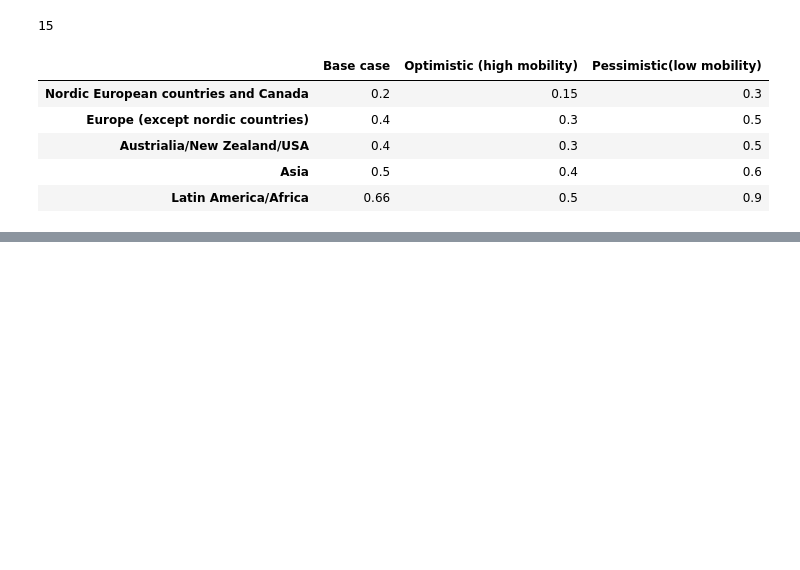
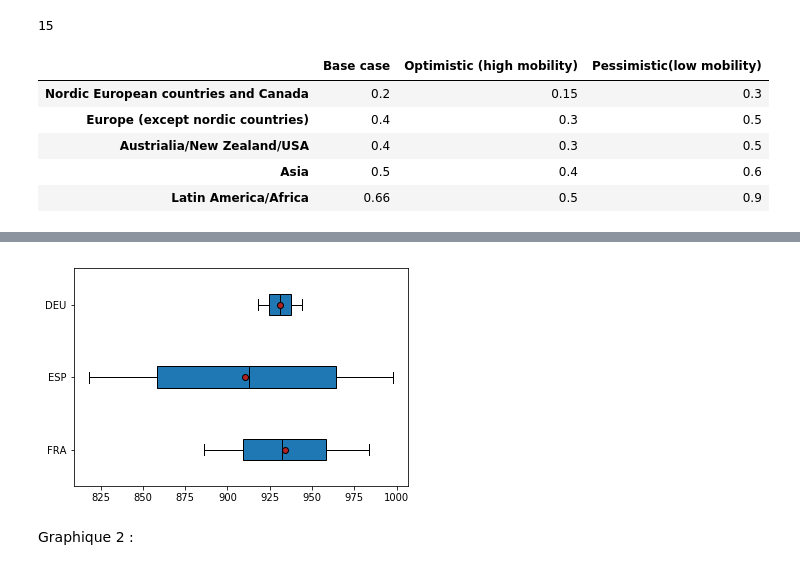
Before and after one commit to Silvock/project_7_income_predict, a Jupyter notebook: notebook/Exercice.ipynb, the cells around one changed output, grey strips where cells are left out. Drawn from its saved outputs; the diff is of its cells as text; code cells hidden in the pictures; blank space fills up the shorter version.

```diff
--- a/notebook/Exercice.ipynb
+++ b/notebook/Exercice.ipynb
@@ -688,0 +737,5 @@ df_coef
+# %%
+dict_test = dict({'pays' : ['FRA','ESP','DEU','FRA','FRA','DEU','ESP','ESP','ESP'], 'revenus_enfants' : [randint(800,1000) for nb in range(9)]})
+# %%
+sous_echantillon = pd.DataFrame(dict_test)
+sous_echantillon
@@ -688,0 +753,20 @@ df_coef
+# %%
+X = sous_echantillon.columns[0]
+Y = sous_echantillon.columns[1]
+# %%
+modalites = sous_echantillon[X].unique()
+groupes = []
+for m in modalites:
+    groupes.append(sous_echantillon[sous_echantillon[X]==m][Y])
+
+
+# Propriétés graphiques (pas très importantes)
+medianprops = {'color':"black"}
+meanprops = {'marker':'o', 'markeredgecolor':'black','markerfacecolor':'firebrick'}
+
+plt.boxplot(groupes, labels=modalites, showfliers=False, medianprops=medianprops,vert=False, patch_artist=True, showmeans=True, meanprops=meanprops)
+plt.show()
+# %% [output]
+[figure, added]
+# %% [markdown]
+Graphique 2 :
```
Also changed, not shown: parts of 70 cells of this notebook, 1 other file.
